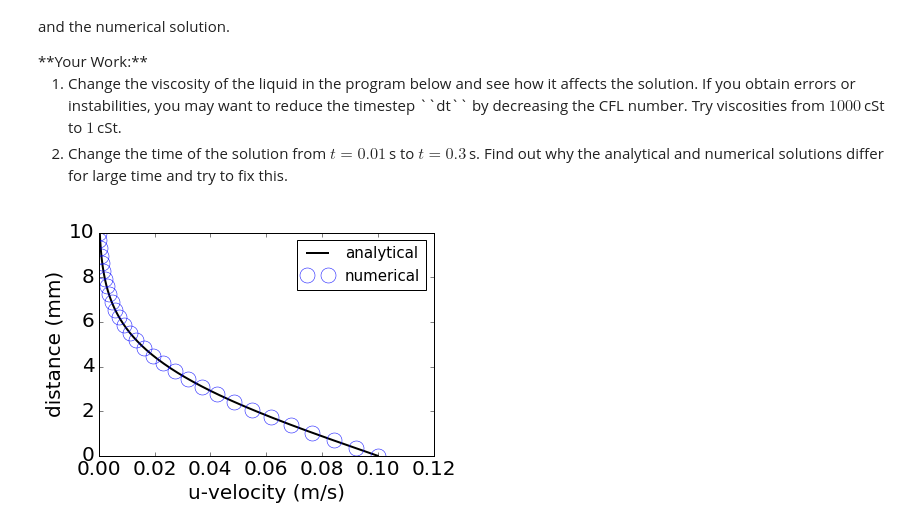
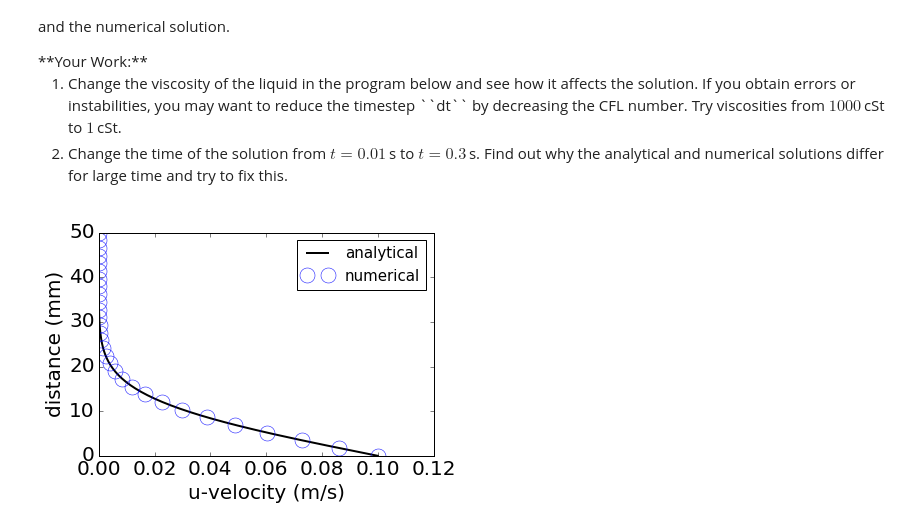
Before and after one commit to cdohl/ph3501, a Jupyter notebook: notebooks/17_Analytical Solution to an unsteady flow.ipynb, the cells around one changed output. Cells and saved outputs as stored; diff of their text form; code cells hidden in the pictures.

```diff
--- a/notebooks/17_Analytical Solution to an unsteady flow.ipynb
+++ b/notebooks/17_Analytical Solution to an unsteady flow.ipynb
@@ -199,6 +199,7 @@ def NSFlow(nt, u, v, dt, dx, dy, p, rho, nu):
         v[:,-1] = 0
 
     return u, v, p
+
 xlen= 0.01  #physical length in horizontal direction in [m]
 nit = 20  #number of Poisson iterative steps
 nx = 3    #number of grid points in horizontal direction
@@ -207,36 +208,36 @@ dx = xlen/(nx-1)
 ##########
 #Variables you can change to see their effect on the solution
 ##########
-ylen= 0.01  #physical length in vertical direction in [m]
+ylen= 0.05  #physical length in vertical direction in [m]
 ny = 30     #CHANGE number of grid points in vertical direction
 Uwall=0.1   #CHANGE velocity of the wall for the lid-case or the inlet velocity of tubev
 nu=1e-4     #CHANGE kinematic viscosity [m^2/s]
 rho = 1e3   #CHANGE density of the liquid [kg/m^3]
-t=0.06      #CHANGE time of solution
+t=0.5      #CHANGE time of solution
 
 dy = ylen/(ny-1)
 CFL = 0.05    #CFL number sufficientl small to be stable
 dt = CFL * dy / Uwall #time step interval
 nt = int(t/dt)  #number of time steps each having length dt
 
 u = np.zeros((ny, nx)) #velocity field arrays
 v = np.zeros((ny, nx))
 p = np.zeros((ny, nx)) #pressure field arrays
 b = np.zeros((ny, nx)) #this is needed for the Poisson solver
 u, v, p = NSFlow(nt, u, v, dt, dx, dy, p, rho, nu)
 
 x = np.linspace(0, xlen, nx)
 y = np.linspace(0, ylen, ny)
 ya = np.linspace(0, ylen, 200)
 
 plt.plot(Uwall*(1-erf(ya/(2.*(nu*t)**.5))),ya*1e3,'k',linewidth=2,label='analytical')
 plt.plot(u[:,int(nx/2)],y*1e3,'bo',markersize=15,markeredgecolor='blue',\
          markerfacecolor='none',label='numerical')
 plt.xlabel('u-velocity (m/s)',size=20);plt.ylabel('distance (mm)', size=20)
 plt.tick_params(labelsize=20)
 plt.legend(fontsize=15);
 # %% [output]
-[figure, old version]
+[figure, new version]
 # %%
 from IPython.core.display import HTML
 def css_styling():
```
Also changed, not shown: 5 other files.
